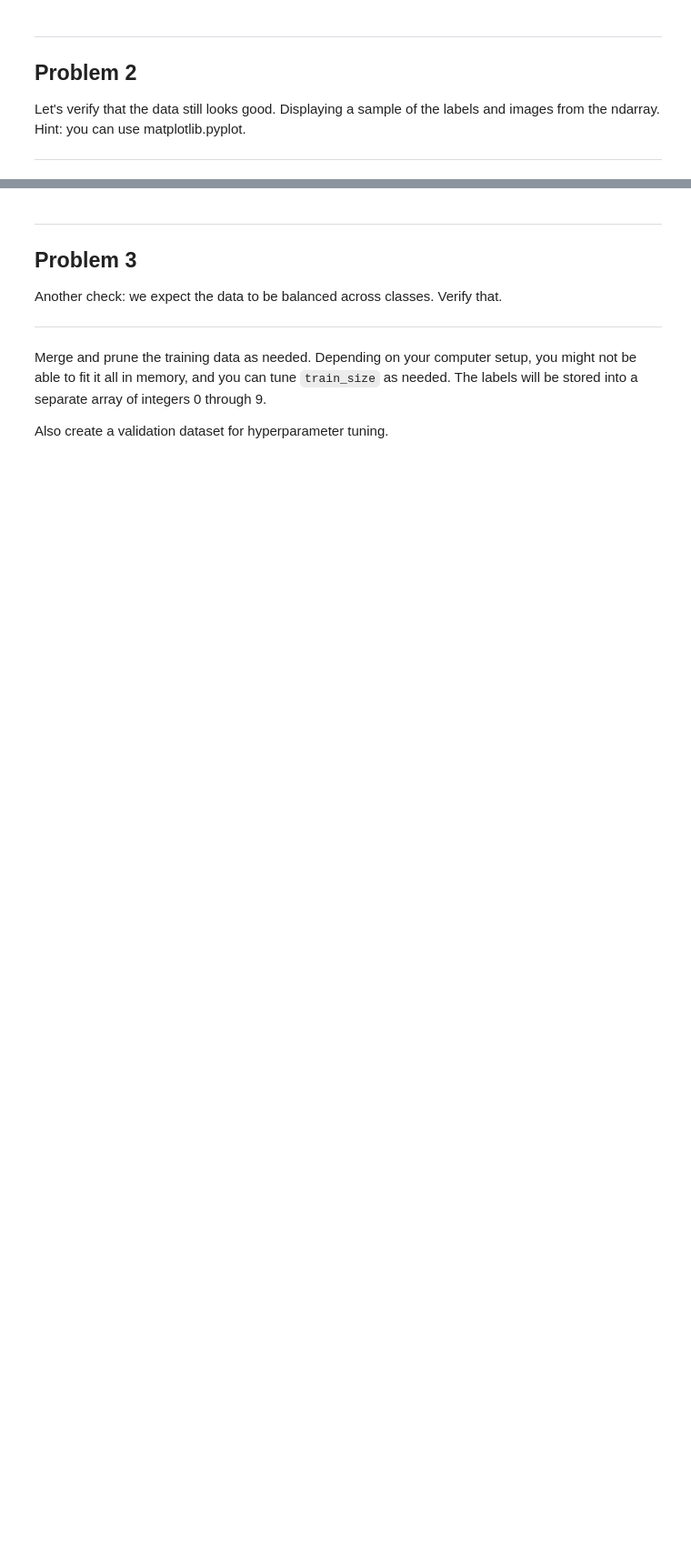
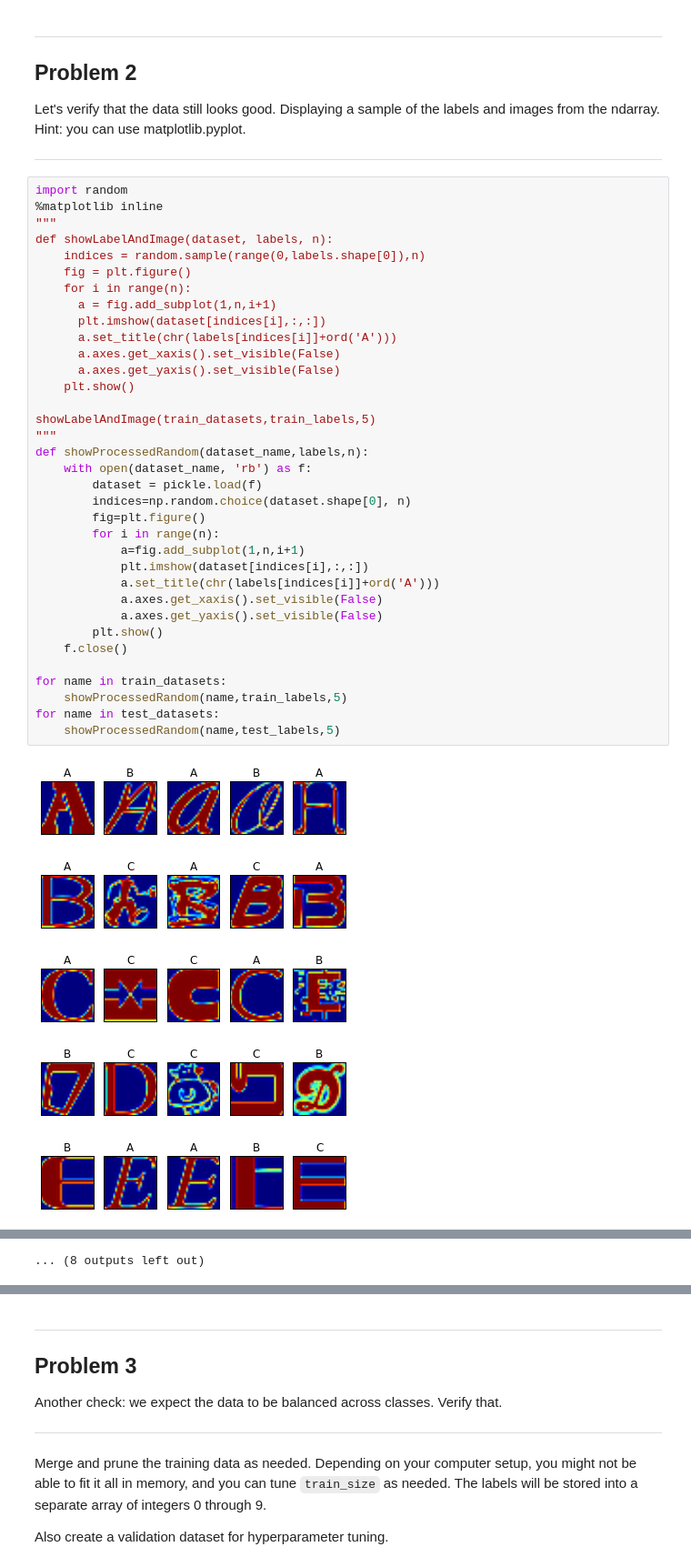
Before and after one commit to triandicAnt/Tensorflow, a Jupyter notebook: 1_notmnist.ipynb, the cells around one changed output, grey strips where cells are left out. Shown: that part at 91% size. Saved outputs shown, nothing was run; the diff lists cells and outputs as text; blank space fills up the shorter version.

```diff
--- a/1_notmnist.ipynb
+++ b/1_notmnist.ipynb
@@ -190,3 +190,44 @@ Problem 2
 Let's verify that the data still looks good. Displaying a sample of the labels and images from the ndarray. Hint: you can use matplotlib.pyplot.
 
 ---
+# %%
+import random
+%matplotlib inline
+"""
+def showLabelAndImage(dataset, labels, n):
+    indices = random.sample(range(0,labels.shape[0]),n)
+    fig = plt.figure()
+    for i in range(n):
+      a = fig.add_subplot(1,n,i+1)
+      plt.imshow(dataset[indices[i],:,:])
+      a.set_title(chr(labels[indices[i]]+ord('A')))
+      a.axes.get_xaxis().set_visible(False)
+      a.axes.get_yaxis().set_visible(False)
+    plt.show()
+
+showLabelAndImage(train_datasets,train_labels,5)
+"""
+def showProcessedRandom(dataset_name,labels,n):
+    with open(dataset_name, 'rb') as f:
+        dataset = pickle.load(f)
+        indices=np.random.choice(dataset.shape[0], n)
+        fig=plt.figure()
+        for i in range(n):
+            a=fig.add_subplot(1,n,i+1)
+            plt.imshow(dataset[indices[i],:,:])
+            a.set_title(chr(labels[indices[i]]+ord('A')))
+            a.axes.get_xaxis().set_visible(False)
+            a.axes.get_yaxis().set_visible(False)
+        plt.show()
+    f.close()
+
+for name in train_datasets:
+    showProcessedRandom(name,train_labels,5)
+for name in test_datasets:
+    showProcessedRandom(name,test_labels,5)
+# %% [output]
+[figure, added]
+[figure, added]
+[figure, added]
+[figure, added]
+[figure, added]
@@ -192,0 +241 @@ Let's verify that the data still looks good. Displaying a sample of the labels a
+... (8 outputs left out)
```
Also changed, not shown: parts of 6 cells of this notebook, 2 other files.
